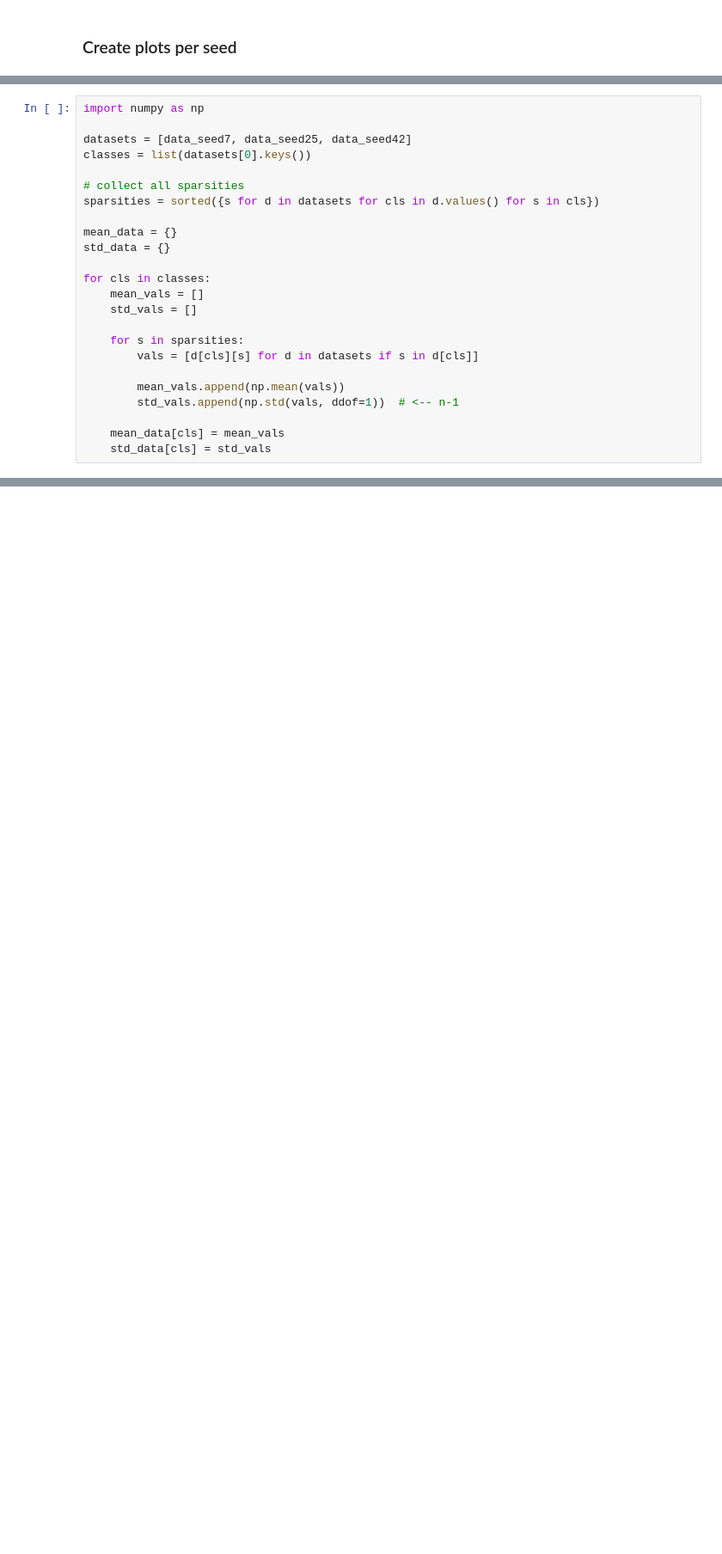
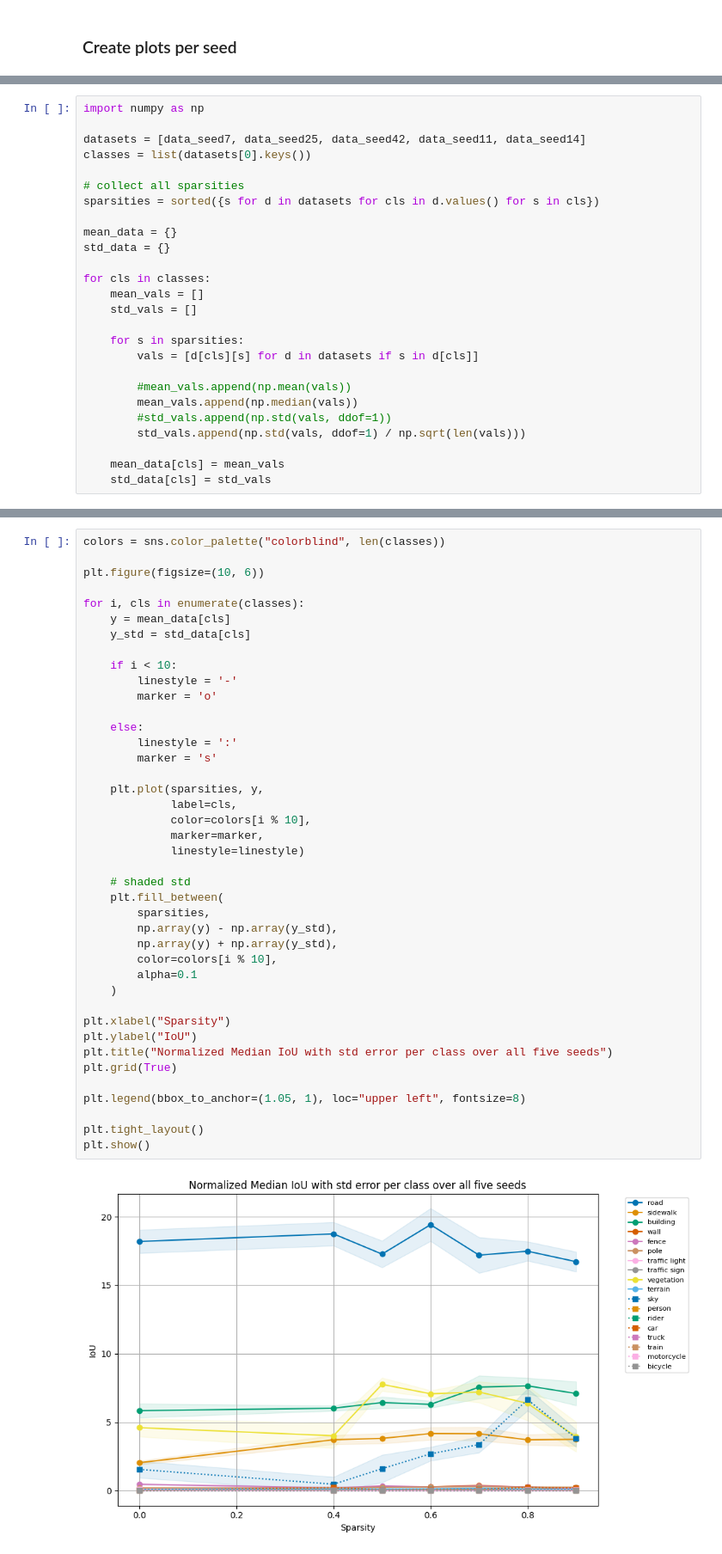
Before and after one commit to LiaNimmermann/Visualization-Notebooks, a Jupyter notebook: Analyze-sparse-mask2former-baseline/analyze_mask2former_baseline.ipynb, the cells around one changed output, grey strips where cells are left out. Shown at 86% size. Drawn from its saved outputs; the diff is of its cells as text; blank space fills up the shorter version.

```diff
--- a/Analyze-sparse-mask2former-baseline/analyze_mask2former_baseline.ipynb
+++ b/Analyze-sparse-mask2former-baseline/analyze_mask2former_baseline.ipynb
@@ -106,7 +118,7 @@ plt.show()
 # %%
 import numpy as np
 
-datasets = [data_seed7, data_seed25, data_seed42]
+datasets = [data_seed7, data_seed25, data_seed42, data_seed11, data_seed14]
 classes = list(datasets[0].keys())
 
 # collect all sparsities
@@ -122,8 +134,10 @@ for cls in classes:
     for s in sparsities:
         vals = [d[cls][s] for d in datasets if s in d[cls]]
 
-        mean_vals.append(np.mean(vals))
-        std_vals.append(np.std(vals, ddof=1))  # <-- n-1
+        #mean_vals.append(np.mean(vals))
+        mean_vals.append(np.median(vals))
+        #std_vals.append(np.std(vals, ddof=1))
+        std_vals.append(np.std(vals, ddof=1) / np.sqrt(len(vals)))
 
     mean_data[cls] = mean_vals
     std_data[cls] = std_vals
@@ -172,0 +247,43 @@ plt.show()
+# %%
+colors = sns.color_palette("colorblind", len(classes))
+
+plt.figure(figsize=(10, 6))
+
+for i, cls in enumerate(classes):
+    y = mean_data[cls]
+    y_std = std_data[cls]
+
+    if i < 10:
+        linestyle = '-'
+        marker = 'o'
+
+    else:
+        linestyle = ':'
+        marker = 's'
+
+    plt.plot(sparsities, y,
+             label=cls,
+             color=colors[i % 10],
+             marker=marker,
+             linestyle=linestyle)
+
+    # shaded std
+    plt.fill_between(
+        sparsities,
+        np.array(y) - np.array(y_std),
+        np.array(y) + np.array(y_std),
+        color=colors[i % 10],
+        alpha=0.1
+    )
+
+plt.xlabel("Sparsity")
+plt.ylabel("IoU")
+plt.title("Normalized Median IoU with std error per class over all five seeds")
+plt.grid(True)
+
+plt.legend(bbox_to_anchor=(1.05, 1), loc="upper left", fontsize=8)
+
+plt.tight_layout()
+plt.show()
+# %% [output]
+[figure, added]
```
Also changed, not shown: parts of 14 cells of this notebook, 15 other files.
